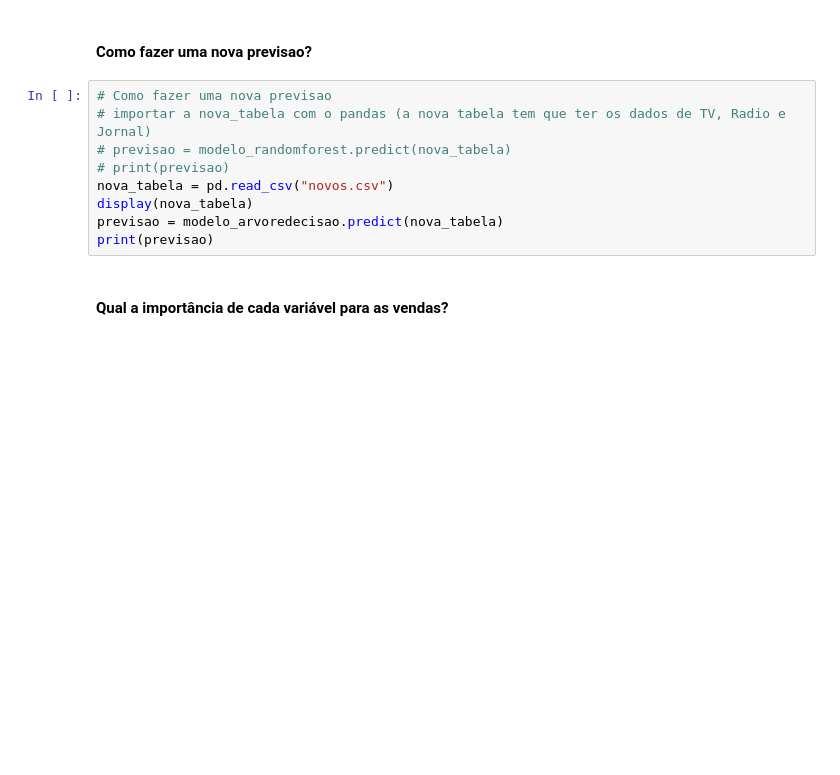
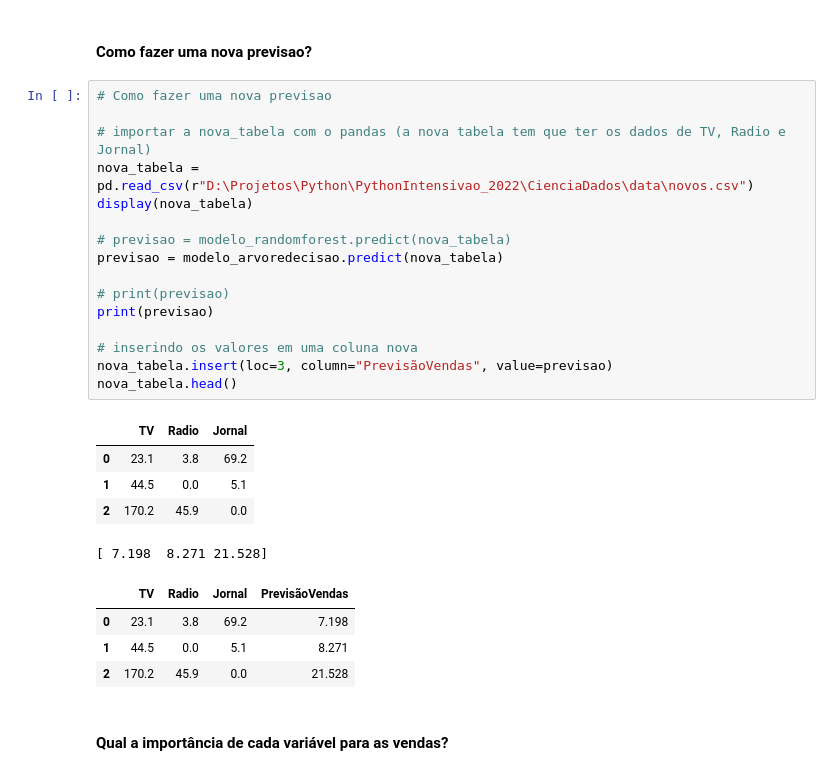
Before and after one commit to rafaelrossim/CienciaDados, a Jupyter notebook: Ciência_Dados_Midia.ipynb, the cells around one changed output. Cells and saved outputs as stored; diff of their text form; blank space fills up the shorter version.

```diff
--- a/Ciência_Dados_Midia.ipynb
+++ b/Ciência_Dados_Midia.ipynb
@@ -89,13 +161,30 @@ plt.show()
 #### Como fazer uma nova previsao?
 # %%
 # Como fazer uma nova previsao
+
 # importar a nova_tabela com o pandas (a nova tabela tem que ter os dados de TV, Radio e Jornal)
+nova_tabela = pd.read_csv(r"D:\Projetos\Python\PythonIntensivao_2022\CienciaDados\data\novos.csv")
+display(nova_tabela)
+
 # previsao = modelo_randomforest.predict(nova_tabela)
+previsao = modelo_arvoredecisao.predict(nova_tabela)
+
 # print(previsao)
-nova_tabela = pd.read_csv("novos.csv")
-display(nova_tabela)
-previsao = modelo_arvoredecisao.predict(nova_tabela)
 print(previsao)
+
+# inserindo os valores em uma coluna nova
+nova_tabela.insert(loc=3, column="PrevisãoVendas", value=previsao)
+nova_tabela.head()
+# %% [output]
+|  | TV | Radio | Jornal |
+| 0 | 23.1 | 3.8 | 69.2 |
+| 1 | 44.5 | 0.0 | 5.1 |
+| 2 | 170.2 | 45.9 | 0.0 |
+[ 7.198  8.271 21.528]
+|  | TV | Radio | Jornal | PrevisãoVendas |
+| 0 | 23.1 | 3.8 | 69.2 | 7.198 |
+| 1 | 44.5 | 0.0 | 5.1 | 8.271 |
+| 2 | 170.2 | 45.9 | 0.0 | 21.528 |
 # %% [markdown]
 #### Qual a importância de cada variável para as vendas?
 # %%
```
Also changed, not shown: parts of 10 cells of this notebook.
